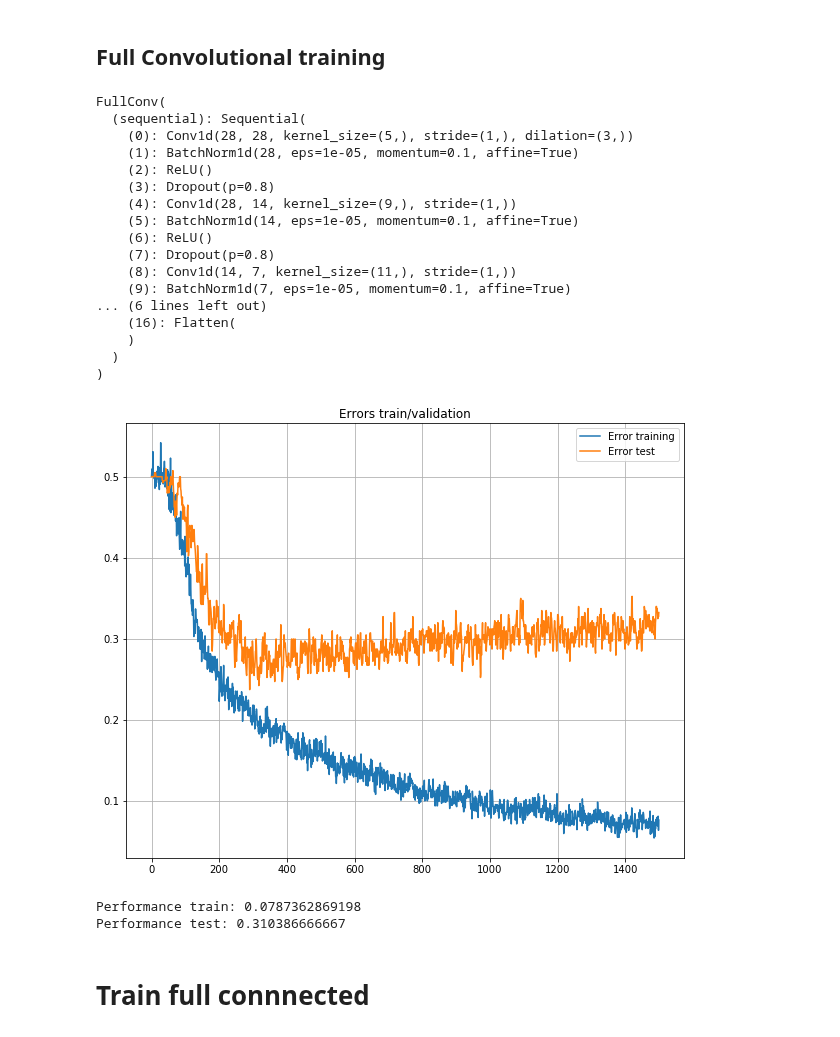
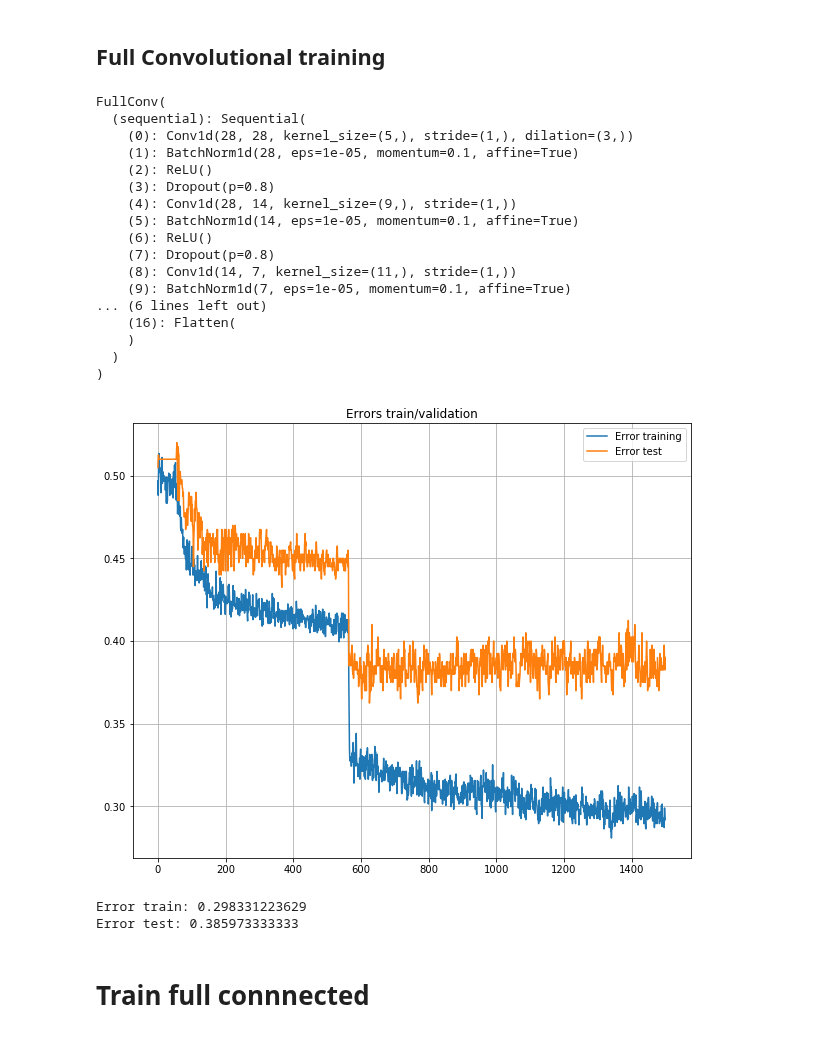
Before and after one commit to deatinor/EEG, a Jupyter notebook: stefano/modelsDiego.ipynb, the cells around one changed output. Drawn from its saved outputs; the diff is of its cells as text; code cells hidden in the pictures.

```diff
--- a/stefano/modelsDiego.ipynb
+++ b/stefano/modelsDiego.ipynb
@@ -142,37 +142,37 @@ cv=CrossValidation(k=2,train_dataset=train_dataset,test_dataset=test_dataset,
 net_type=FullConv
 optimizer_type=optim.Adam
 criterion_type=nn.CrossEntropyLoss
 network_params=NetworkParams(conv_filters=[28,14,7,2],conv_kernels=[5,9,11,20],dropout_rate=[0.8,0.8,0.5,0],\
                              stride=1,dilation=[3,1,1,1])
 optimizer_params=OptimizerParams()
-train_params=TrainParams(max_epoch=1500,mini_batch_size=2*79)
+train_params=TrainParams(max_epoch=1500,mini_batch_size=79)
 
 
 params=Params(net_type,optimizer_type,criterion_type,network_params=network_params,\
               optimizer_params=optimizer_params,train_params=train_params, cuda=True)
 
 cv(params, cross_validation=False, repetitions=1, repetitions_test=4)
 # %% [output]
 FullConv(
   (sequential): Sequential(
     (0): Conv1d(28, 28, kernel_size=(5,), stride=(1,), dilation=(3,))
     (1): BatchNorm1d(28, eps=1e-05, momentum=0.1, affine=True)
     (2): ReLU()
     (3): Dropout(p=0.8)
     (4): Conv1d(28, 14, kernel_size=(9,), stride=(1,))
     (5): BatchNorm1d(14, eps=1e-05, momentum=0.1, affine=True)
     (6): ReLU()
     (7): Dropout(p=0.8)
     (8): Conv1d(14, 7, kernel_size=(11,), stride=(1,))
     (9): BatchNorm1d(7, eps=1e-05, momentum=0.1, affine=True)
 ... (6 lines left out)
     (16): Flatten(
     )
   )
 )
-[figure, old version]
+[figure, new version]
-Performance train: 0.0787362869198
-Performance test: 0.310386666667
+Error train: 0.298331223629
+Error test: 0.385973333333
 # %% [markdown]
 # Train full connnected
 # %%
```
Also changed, not shown: 8 other files.
